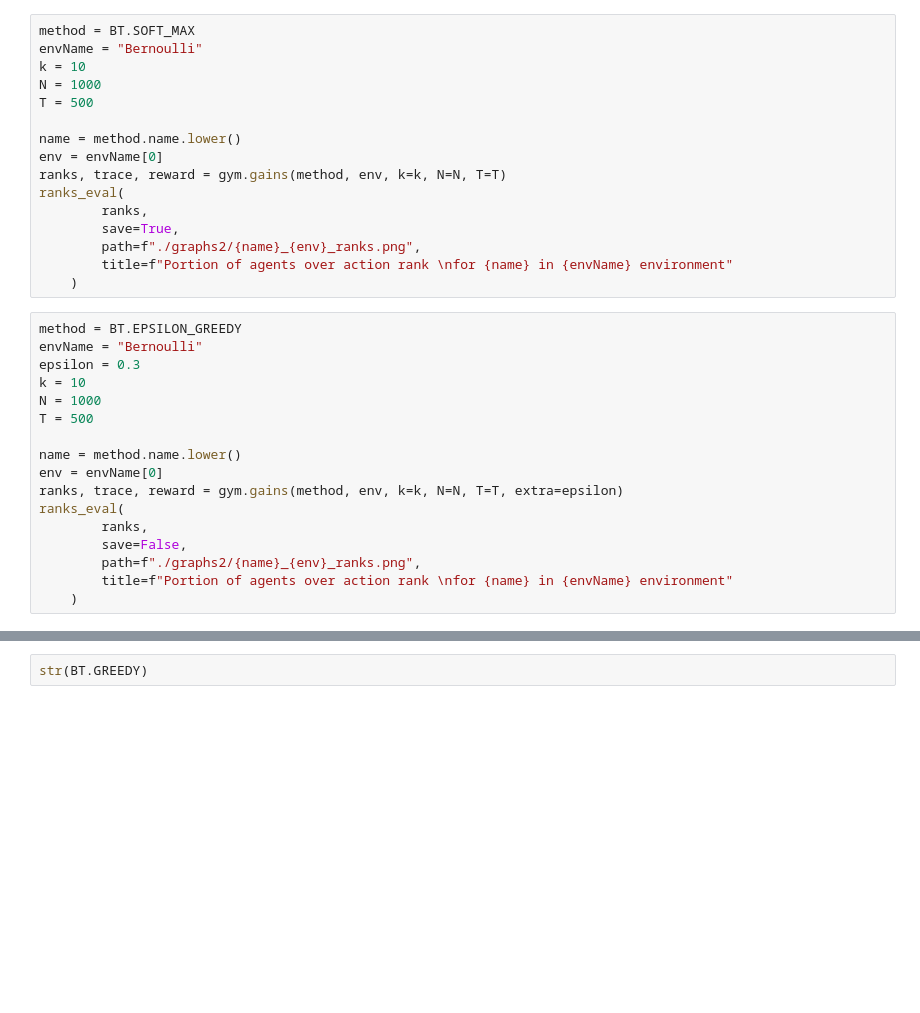
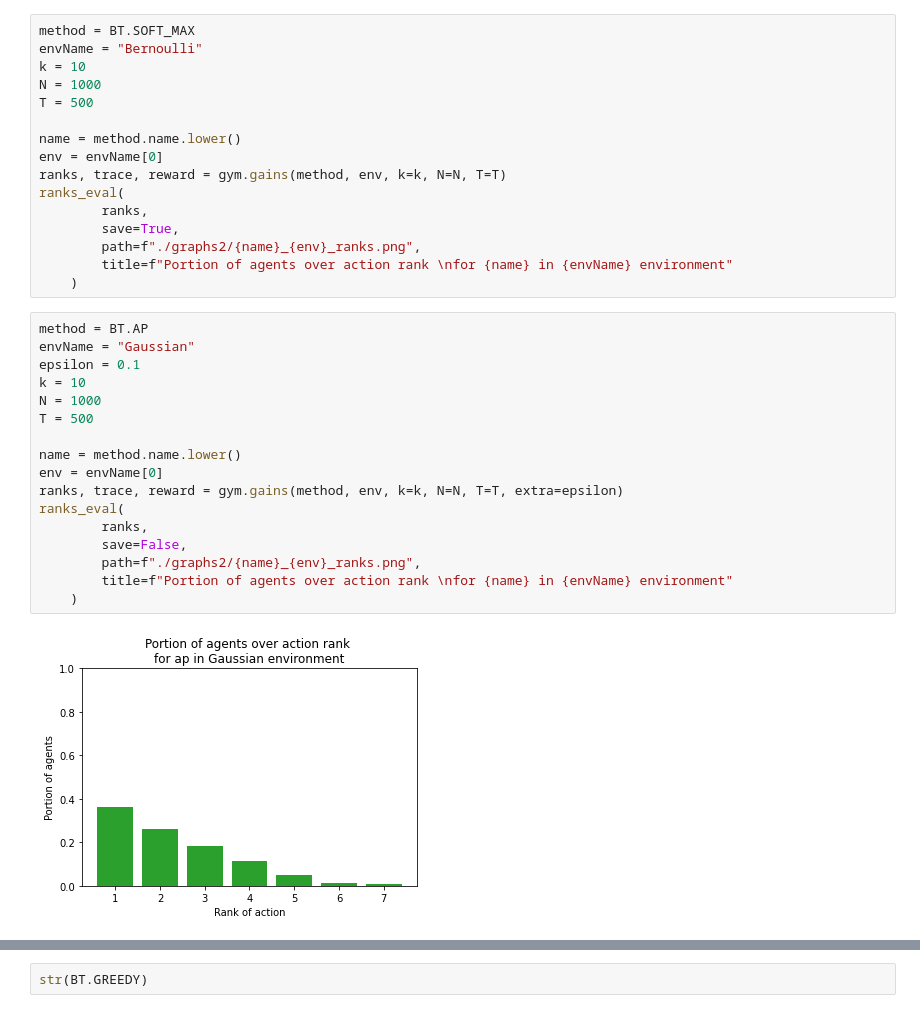
Before and after one commit to viktorvesely/RL_-realny_lebiak-, a Jupyter notebook: easy/kuk.ipynb, the cells around one changed output, grey strips where cells are left out. Drawn from its saved outputs; the diff is of its cells as text; blank space fills up the shorter version.

```diff
--- a/easy/kuk.ipynb
+++ b/easy/kuk.ipynb
@@ -104,19 +141,21 @@ ranks_eval(
         title=f"Portion of agents over action rank \nfor {name} in {envName} environment"
     )
 # %%
-method = BT.EPSILON_GREEDY
-envName = "Bernoulli"
-epsilon = 0.3
+method = BT.AP
+envName = "Gaussian"
+epsilon = 0.1
 k = 10
 N = 1000
 T = 500
 
 name = method.name.lower()
 env = envName[0]
 ranks, trace, reward = gym.gains(method, env, k=k, N=N, T=T, extra=epsilon)
 ranks_eval(
         ranks,
         save=False,
         path=f"./graphs2/{name}_{env}_ranks.png",
         title=f"Portion of agents over action rank \nfor {name} in {envName} environment"
     )
+# %% [output]
+[figure, added]
```
Also changed, not shown: parts of 4 cells of this notebook, 3 other files.
